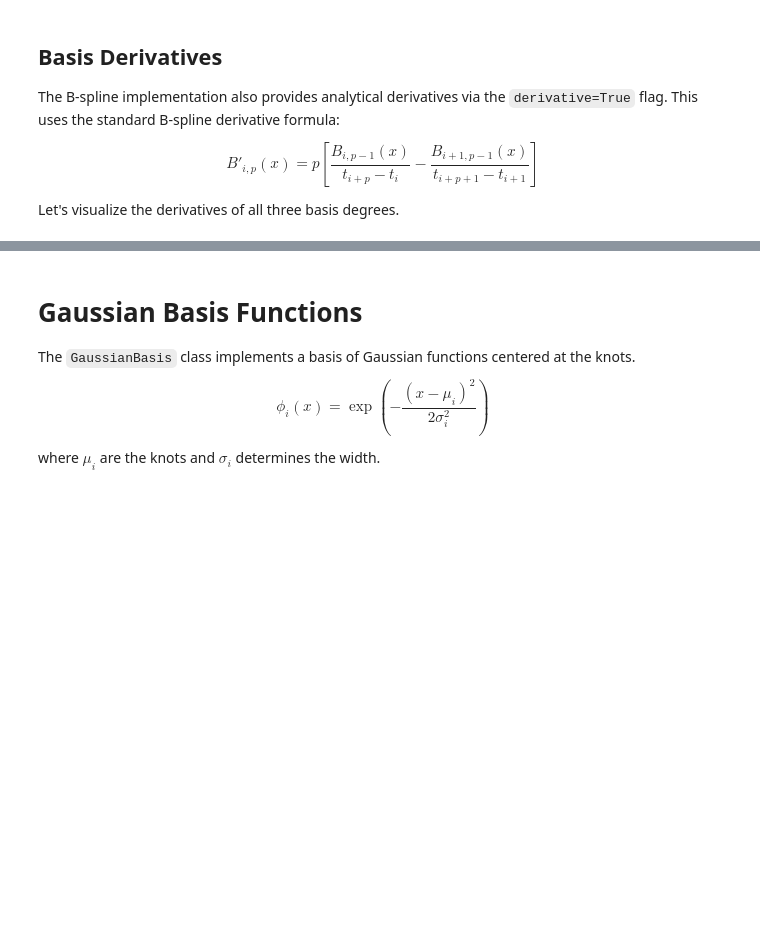
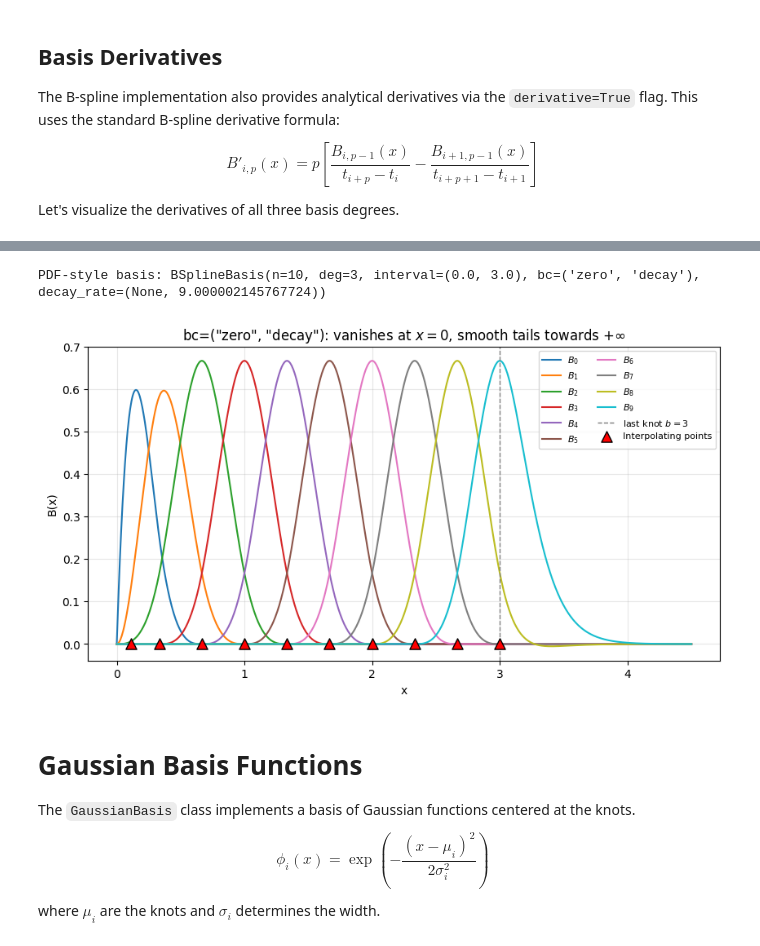
Before and after one commit to ion-g-ion/torchTT, a Jupyter notebook: examples/basis.ipynb, the cells around one changed output, grey strips where cells are left out. Drawn from its saved outputs; the diff is of its cells as text; code cells hidden in the pictures; blank space fills up the shorter version.

```diff
--- a/examples/basis.ipynb
+++ b/examples/basis.ipynb
@@ -234,3 +342,29 @@ plt.show()
+# %%
+# --- Example 3: combination for densities on [0, inf): zero at 0, unbounded right ---
+# Cubic (deg=3): the last retained function peaks exactly at b and decays monotonically,
+# with no redundant bump past b (the out-of-domain crossing functions are dropped).
+knots_pdf = torch.linspace(0, 3, 10)
+basis_pdf = BSplineBasis(knots_pdf, deg=3, bc=("zero", "decay"))
+print(f"PDF-style basis: {basis_pdf}")
+
+x_pdf = torch.linspace(0, 4.5, 900, dtype=torch.float64)
+B_pdf = basis_pdf(x_pdf)
+pts_pdf, _ = basis_pdf.interpolating_points()
+
+plt.figure(figsize=(10, 5))
+for i in range(basis_pdf.n):
+    plt.plot(x_pdf.numpy(), B_pdf[i].numpy(), label=f'$B_{{{i}}}$')
+plt.axvline(3.0, color='gray', linestyle='--', linewidth=1, label='last knot $b=3$')
+plt.scatter(pts_pdf.numpy(), torch.zeros_like(pts_pdf).numpy(), s=90, c='red', marker='^',
+            zorder=5, edgecolors='black', label='Interpolating points')
+plt.title('bc=("zero", "decay"): vanishes at $x=0$, smooth tails towards $+\\infty$')
+plt.xlabel('x')
+plt.ylabel('B(x)')
+plt.legend(loc='upper right', fontsize=8, ncol=2)
+plt.show()
+# %% [output]
+PDF-style basis: BSplineBasis(n=10, deg=3, interval=(0.0, 3.0), bc=('zero', 'decay'), decay_rate=(None, 9.000002145767724))
+[figure, added]
 # %% [markdown]
 # Gaussian Basis Functions
 
```
Also changed, not shown: parts of 13 cells of this notebook, 18 other files.
